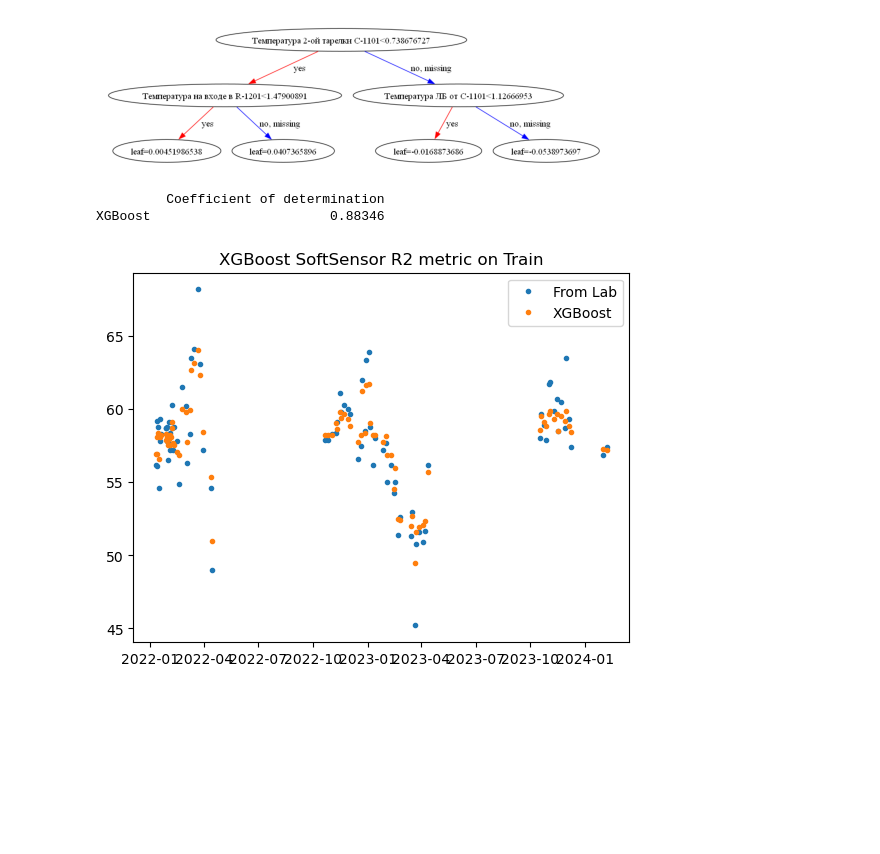
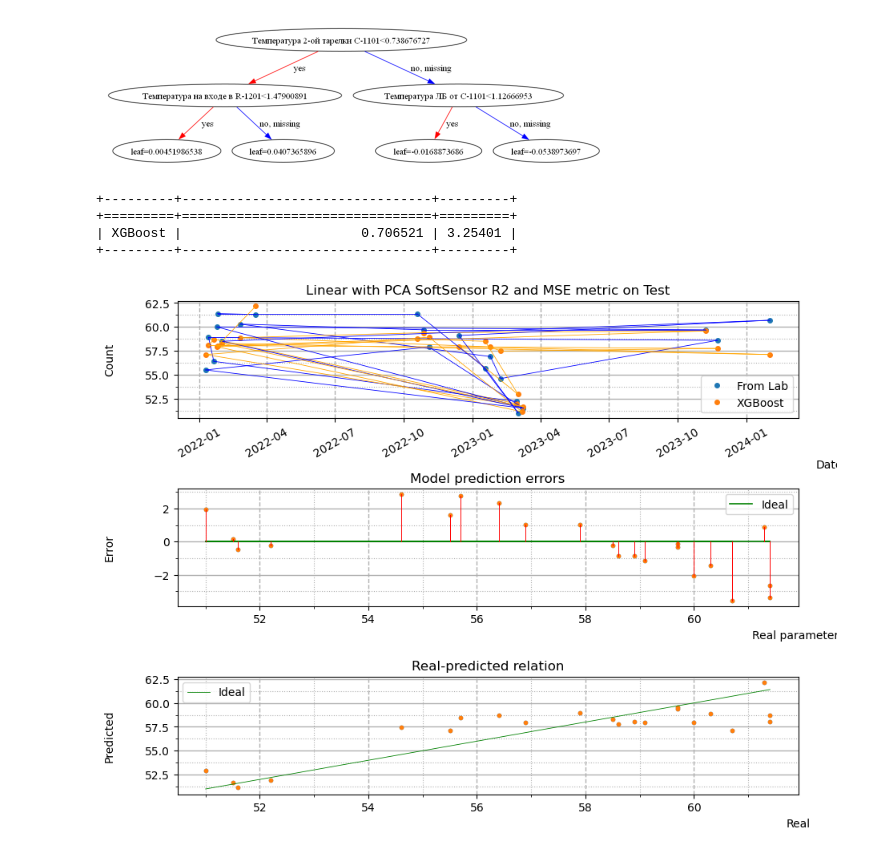
Before and after one commit to SergeiFG/Soft-Sensors, a Jupyter notebook: XGBoost/XGBoost.ipynb, the cells around one changed output. Cells and saved outputs as stored; diff of their text form; code cells hidden in the pictures; blank space fills up the shorter version.

```diff
--- a/XGBoost/XGBoost.ipynb
+++ b/XGBoost/XGBoost.ipynb
@@ -211,12 +212,12 @@ xgb.plot_tree(XGBoost_test.model, num_trees=0)
 <Axes: >
 [figure]
 # %%
-XGBoost_test_visual_train = Essentials.Visualizer(x_train, y_train, timestamp_train, [metric], 'XGBoost SoftSensor R2 metric on Train')
+test_visual=Visualizer_pred.Visualizer(x_test, y_test, timestamp_test, [metric], 'Linear with PCA SoftSensor R2 and MSE metric on Test')
-# %%
-XGBoost_test_visual_train.visualize([XGBoost_test])
-# %% [output]
-         Coefficient of determination
-XGBoost                       0.88346
-[figure, removed]
 # %%
-XGBoost_test_visual_test = Essentials.Visualizer(x_test, y_test, timestamp_test, [metric], 'XGBoost SoftSensor R2 metric on Test')
+test_visual.visualize([XGBoost_test], lines=True, lines_vertical=True)
+# %% [output]
++---------+--------------------------------+---------+
++=========+================================+=========+
+| XGBoost |                       0.706521 | 3.25401 |
++---------+--------------------------------+---------+
+[figure, added]
```
Also changed, not shown: parts of 2 cells of this notebook, 2 other files.
